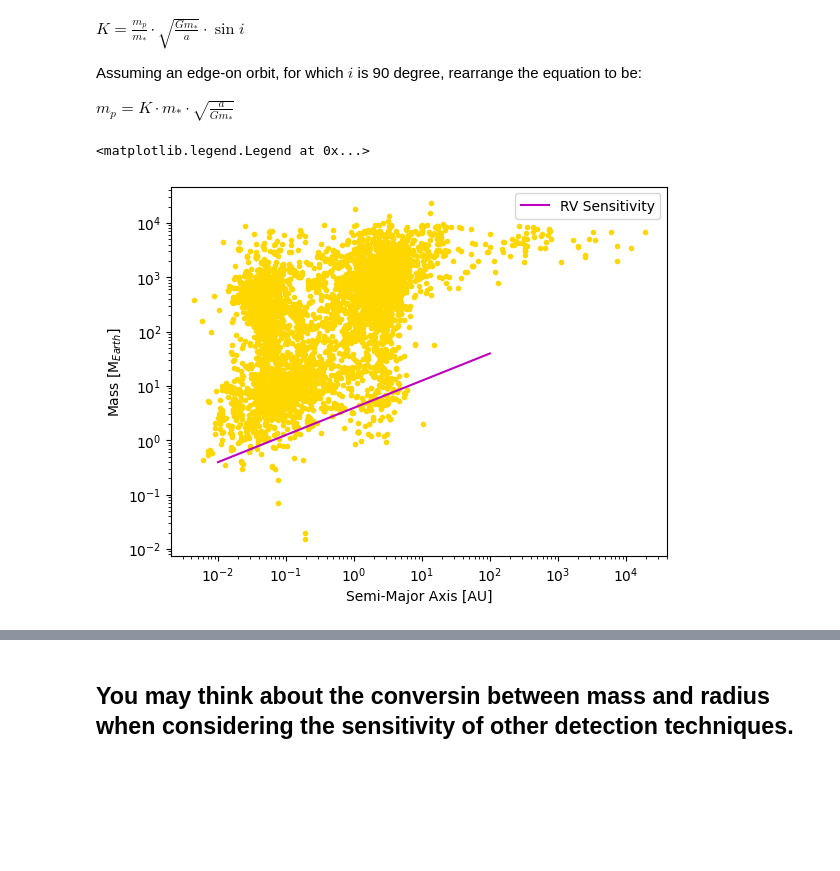
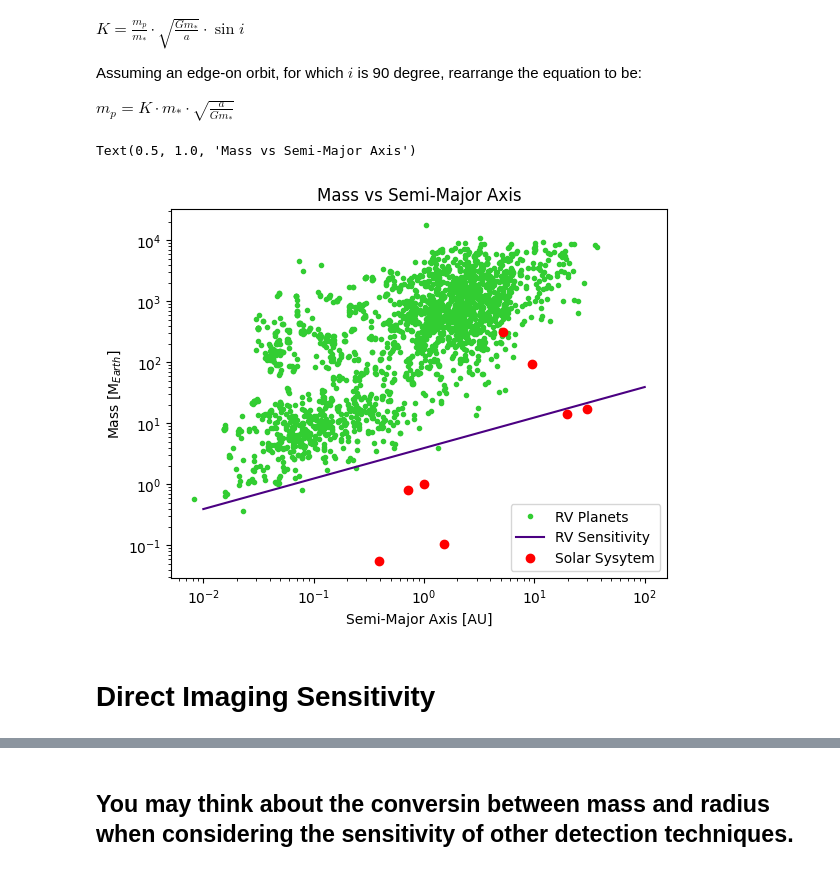
Before and after one commit to Jsk10101/PlanetarySci-Phys5205, a Jupyter notebook: NASA_Exoplanet_data_explorer_Group_3.ipynb, the cells around one changed output, grey strips where cells are left out. Cells and saved outputs as stored; diff of their text form; code cells hidden in the pictures; blank space fills up the shorter version.

```diff
--- a/NASA_Exoplanet_data_explorer_Group_3.ipynb
+++ b/NASA_Exoplanet_data_explorer_Group_3.ipynb
@@ -10,7 +10,7 @@ drive.mount('/content/drive')
 # %% [output]
 Mounted at /content/drive
 # %%
-tab = astropy.io.ascii.read("/content/drive/MyDrive/College/Junior/Planetary Science/Colab Notebooks/PS_2025.01.16_06.39.23.csv")
+tab = astropy.io.ascii.read("/content/drive/MyDrive/College/Junior/Planetary Science/Colab Notebooks/PS_2025.01.16_06.39.23.csv",)
 # %%
 print(tab.colnames)
 # %% [output]
@@ -31,0 +43,18 @@ ValueError: 'discoverymethod' is not a valid value for color: supported inputs a
+# %%
+# Splitting by types for later plotting
+Transit_df = df[df['discoverymethod'] == 'Transit']
+print(len(Transit_df))
+Micro_df = df[df['discoverymethod'] == 'Microlensing']
+print(len(Micro_df))
+RV_df = df[df['discoverymethod'] == 'Radial Velocity']
+print(len(RV_df))
+TTV_df = df[df['discoverymethod'] == 'Transit Timing Variations']
+print(len(TTV_df))
+I_df = df[df['discoverymethod'] == 'Imaging']
+print(len(I_df))
+ETV_df = df[df['discoverymethod'] == 'Eclipse Timing Variations']
+print(len(ETV_df))
+OBM_df = df[df['discoverymethod'] == 'Orbital Brightness Modulation']
+print(len(OBM_df))
+Astro_df = df[df['discoverymethod'] == 'Astrometry']
+print(len(Astro_df))
@@ -52,7 +137,8 @@ Text(0, 0.5, 'Mass [M$_{Earth}$]')
 # %% [markdown]
 ## 2, Overplot solar system planets on the above plot?
 # %%
-Solar_system = {'Name': ['Mercury', 'Venus', 'Earth', 'Mars', 'Jupiter',],
+Solar_system = {'Name': ['Mercury', 'Venus', 'Earth', 'Mars', 'Jupiter', 'Saturn', 'Uranus', 'Neptune'],
                 'Mass': [0.055, 0.815, 1, 0.107, 318, 95, 14.5, 17],
                 'SM-axis': [0.387, 0.723, 1, 1.52, 5.2, 9.54, 19.9, 30.1],
-                'Period': [88, 225, 365, 687, 4333, 10759, 30687, 60190]}
+                'Period': [88, 225, 365, 687, 4333, 10759, 30687, 60190],
+                'Radius': [0.034, 0.085, 0.089, 0.047, 1, 0.84, 0.36, 0.35]}
@@ -132,12 +253,17 @@ sma_arr = 10.0**(np.arange(5)-2) * u.AU
 m_p_arr = 0.5 * u.meter / u.second * 0.5 * u.solMass * np.sqrt(sma_arr / ac.G / (0.5 * u.solMass))
 # %%
-plt.plot(tab["pl_orbsmax"], tab["pl_bmasse"], ".", color = 'gold')
-plt.plot(sma_arr.value, m_p_arr.decompose().to(u.earthMass), color="m", label = "RV Sensitivity")
+# Plot
+plt.plot(RV_df["pl_orbsmax"], RV_df["pl_bmasse"], ".", color = 'limegreen', label = "RV Planets")
+plt.plot(sma_arr.value, m_p_arr.decompose().to(u.earthMass), color="indigo", label = "RV Sensitivity")
+plt.plot(Solar_system["SM-axis"], Solar_system["Mass"], "ro", label = 'Solar Sysytem')
 plt.xscale("log")
 plt.yscale("log")
 plt.xlabel("Semi-Major Axis [AU]")
 plt.ylabel(r"Mass [M$_{Earth}$]")
 plt.legend()
+plt.title("Mass vs Semi-Major Axis")
 # %% [output]
-<matplotlib.legend.Legend at 0x...>
+Text(0.5, 1.0, 'Mass vs Semi-Major Axis')
-[figure, old version]
+[figure, new version]
+# %% [markdown]
+# Direct Imaging Sensitivity
```
Also changed, not shown: parts of 23 cells of this notebook.
